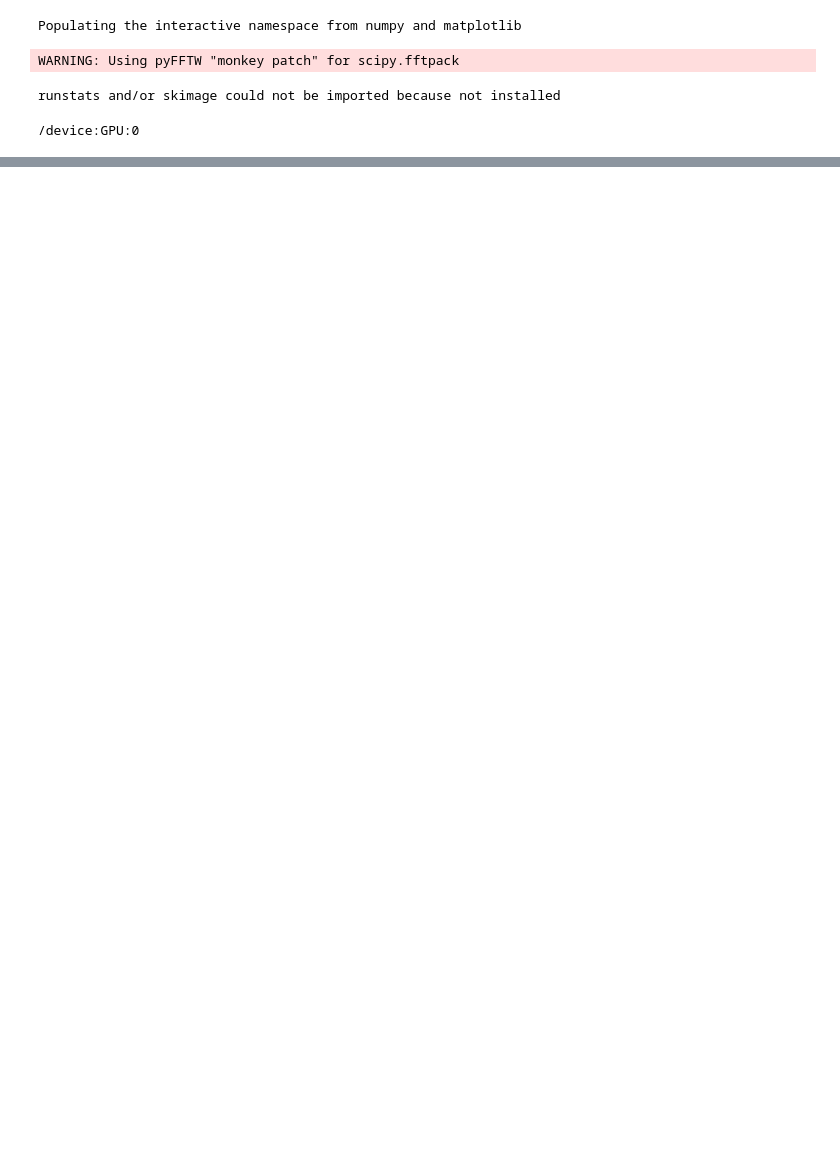
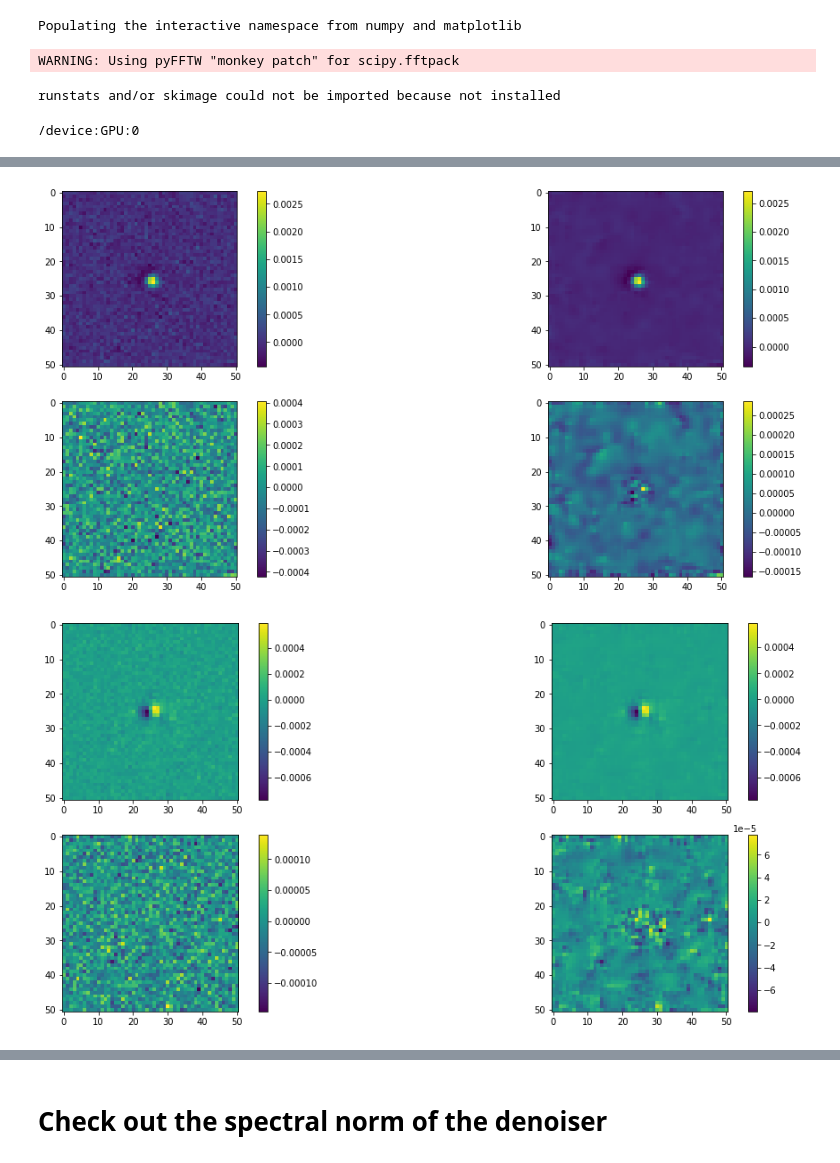
Before and after one commit to tobias-liaudat/deep_mccd, a Jupyter notebook: testing_notebooks/candide_notebooks/check-unet-train.ipynb, the cells around one changed output, grey strips where cells are left out. Drawn from its saved outputs; the diff is of its cells as text; code cells hidden in the pictures; blank space fills up the shorter version.

```diff
--- a/testing_notebooks/candide_notebooks/check-unet-train.ipynb
+++ b/testing_notebooks/candide_notebooks/check-unet-train.ipynb
@@ -63,0 +100,12 @@ model.compile(
+# %%
+
+history = model.fit(
+    training_ds,
+    validation_data=test_ds,
+    steps_per_epoch=steps,
+    epochs=n_epochs,
+    validation_steps=1,
+    callbacks=models_callbacks,
+    shuffle=False,
+    verbose=1,
+)
@@ -63,0 +268,11 @@ model.compile(
+# %%
+desired_SNR = 1
+image_size = 51
+
+short_eigenPSF = test[:1000,:,:]
+
+sigma_noise = np.array([np.sqrt((np.sum(img ** 2) / (desired_SNR * image_size ** 2))) for img in short_eigenPSF])
+
+noisy_test = np.array([im + np.random.randn(image_size, image_size)*sig for im, sig in zip(short_eigenPSF, sigma_noise)])
+# %%
+new_prox_unet = ProxUnets(checkpoint_path)
@@ -63,0 +281,23 @@ model.compile(
+# %%
+# Denoise with new learnlets
+denoised_new = new_prox_unet.op(noisy_test)
+# %%
+for it in range(10):
+    figure(figsize=(18,8))
+    subplot(221)
+    imshow(noisy_test[it,:,:]);colorbar()
+
+    subplot(222)
+    imshow(denoised_new[it,:,:]);colorbar()
+
+    subplot(223)
+    imshow(short_eigenPSF[it,:,:] - noisy_test[it,:,:]);colorbar()
+
+    subplot(224)
+    imshow(short_eigenPSF[it,:,:] - denoised_new[it,:,:]);colorbar()
+
+
+    show()
+# %% [output]
+[figure, added]
+[figure, added]
@@ -63,0 +312,2 @@ model.compile(
+# %% [markdown]
+# Check out the spectral norm of the denoiser
```
Also changed, not shown: parts of 17 cells of this notebook, 2 other files.
